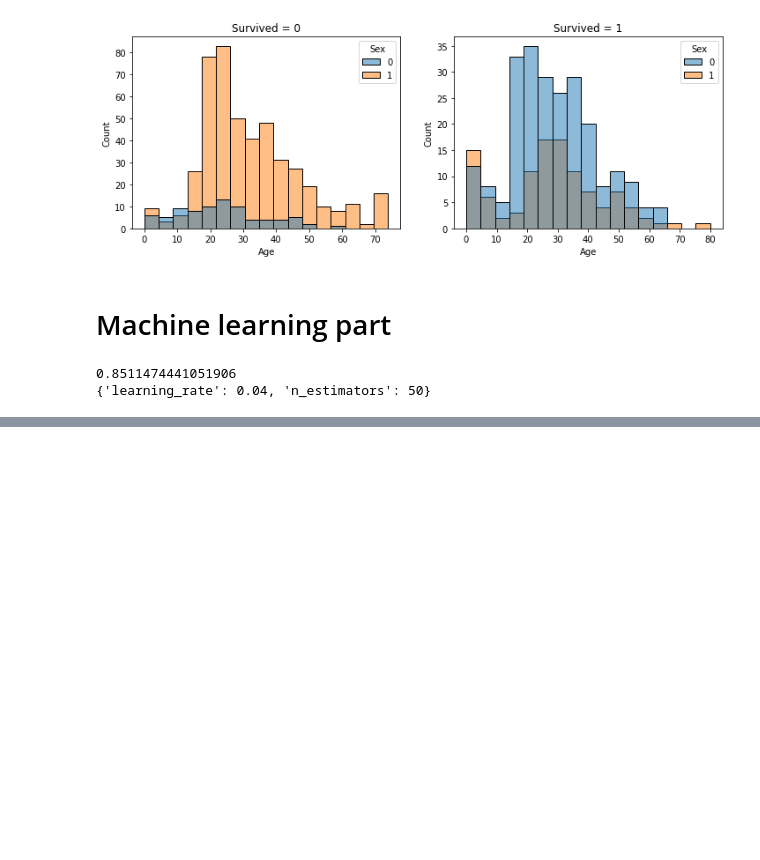
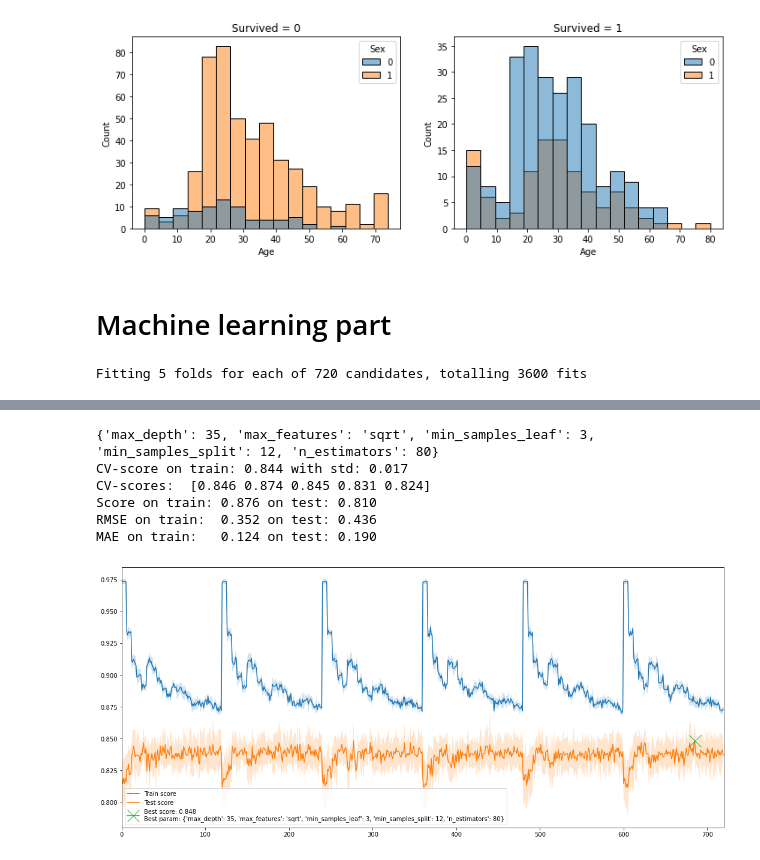
Before and after one commit to air-denys/Kaggle-Titanic, a Jupyter notebook: titanic.ipynb, the cells around one changed output, grey strips where cells are left out. Saved outputs shown, nothing was run; the diff lists cells and outputs as text; code cells hidden in the pictures; blank space fills up the shorter version.

```diff
--- a/titanic.ipynb
+++ b/titanic.ipynb
@@ -238,22 +243,48 @@ def model_evaluation(model, model_train_X, model_train_y, model_test_X, model_te
                                                             mean_squared_error(model_predict_test_y, model_test_y, squared=False)))
     print('MAE on train:   {:0.3f} on test: {:0.3f}'.format(mean_absolute_error(model_predict_train_y,model_train_y),
                                                             mean_absolute_error(model_predict_test_y, model_test_y)))
+# plot model grid shearch fitting results
+def plot_cv(grid_search):
+    results = grid_search.cv_results_
+    best_score = grid_search.best_score_
+    best_param = grid_search.best_params_
+    best_idx = np.nanargmax(results['mean_test_score'])
+    max_fits = results['mean_train_score'].shape[0]
+    plt.figure(figsize=(18,8))
+    plt.plot(range(max_fits),results['mean_train_score'], label = 'Train score')
+    plt.fill_between(range(max_fits),
+                     results['mean_train_score'] - results['std_train_score'],
+                     results['mean_train_score'] + results['std_train_score'], alpha=0.2)
+    plt.plot(range(max_fits),results['mean_test_score'], label = 'Test score')
+    plt.fill_between(range(max_fits),
+                     results['mean_test_score'] - results['std_test_score'],
+                     results['mean_test_score'] + results['std_test_score'], alpha=0.2)
+    plt.plot([best_idx], [best_score], marker='x', ms=20,
+             label = 'Best score: {:0.03f}\nBest param: {}'.format(best_score, best_param))
+    if max_fits < 2000:
+        plt.xlim((0, results['mean_test_score'].shape[0]))
+    else:
+        plt.xlim((best_idx-500, best_idx+500))
+    plt.title('Accuracy vs GridSearchCV fit')
+    plt.legend()
+    plt.show()
 # %%
-# Boosting model hyperparameter tuning with GridSearchCV
-model = LGBMClassifier()
-#model = GradientBoostingClassifier()
-#model = RandomForestClassifier()
+# Forest model hyperparameter tuning with GridSearchCV
+model = RandomForestClassifier()
 
 parameters = {
-    'learning_rate': np.linspace(0.01, 0.1 , 10).round(3),
-    'n_estimators':  np.linspace(40, 130 , 10, dtype = 'int')
+    'n_estimators': np.arange(70, 130, 10),
+    'max_depth': [25, 30, 35],
+    'min_samples_split' : [2, 5, 8, 10, 12, 15],
+    'min_samples_leaf' : [1, 2, 3, 4],
+    'max_features': ['auto', 'sqrt']
 }
 
-grid_search = GridSearchCV(model, parameters, n_jobs=-1, verbose=0)
+grid_search = GridSearchCV(model, parameters, n_jobs=-1, cv=5, return_train_score=True, verbose=1)
 grid_search.fit(model_train_X, model_train_y)
 
-print(grid_search.best_score_)
 print(grid_search.best_params_)
+model_evaluation(grid_search.best_estimator_, model_train_X, model_train_y, model_test_X, model_test_y)
+plot_cv(grid_search)
 # %% [output]
-0.8511474441051906
-{'learning_rate': 0.04, 'n_estimators': 50}
+Fitting 5 folds for each of 720 candidates, totalling 3600 fits
@@ -259,0 +301,7 @@ print(grid_search.best_params_)
+{'max_depth': 35, 'max_features': 'sqrt', 'min_samples_leaf': 3, 'min_samples_split': 12, 'n_estimators': 80}
+CV-score on train: 0.844 with std: 0.017
+CV-scores:  [0.846 0.874 0.845 0.831 0.824]
+Score on train: 0.876 on test: 0.810
+RMSE on train:  0.352 on test: 0.436
+MAE on train:   0.124 on test: 0.190
+[figure, added]
```
Also changed, not shown: parts of 12 cells of this notebook.
